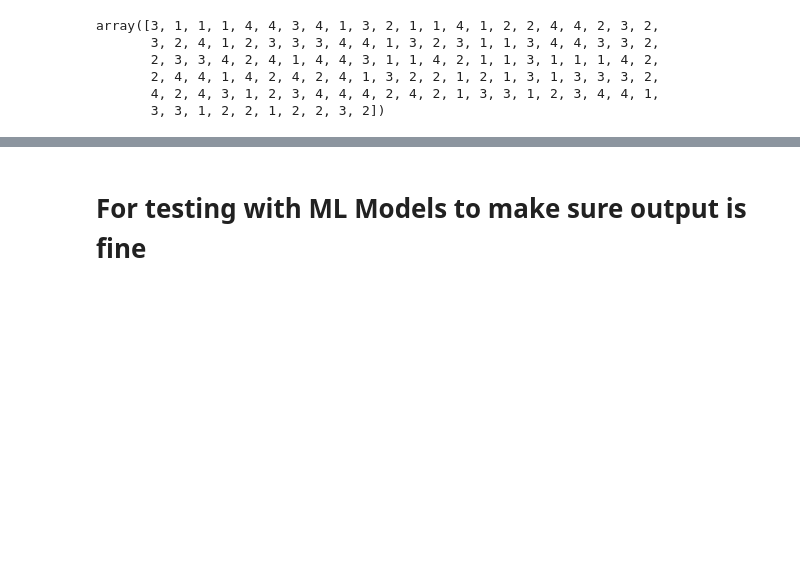
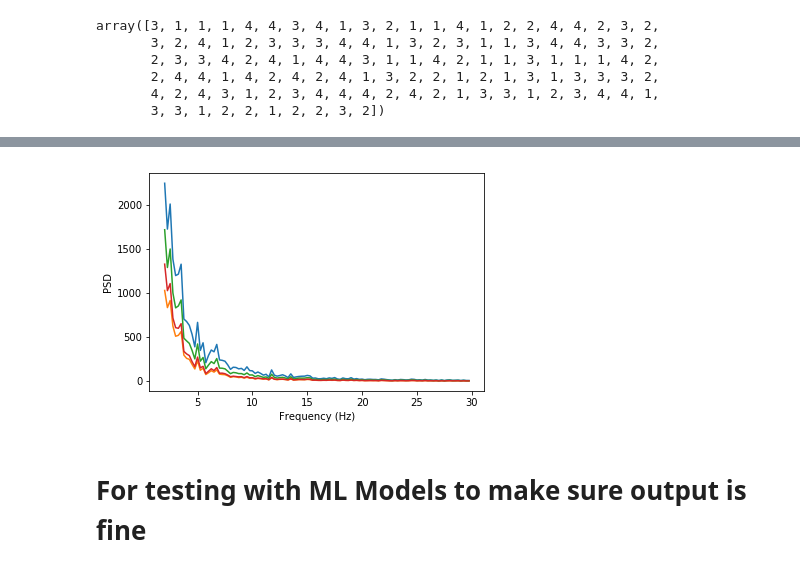
Before and after one commit to NeuroTech-UCSD/Motor-Imagery-App-Project, a Jupyter notebook: ML/DataVisualization.ipynb, the cells around one changed output, grey strips where cells are left out. Cells and saved outputs as stored; diff of their text form; code cells hidden in the pictures; blank space fills up the shorter version.

```diff
--- a/ML/DataVisualization.ipynb
+++ b/ML/DataVisualization.ipynb
@@ -103,6 +135,7 @@ def plotPSD_fromEEG(eeg_data, fs=250, pre_cut_off_freq=0, post_cut_off_freq=120,
 eeg_filename = "./data/eeg_data 30_per.csv"
 event_filename = "./data/event_data 30_per.csv"
 
+chans = ['C4','C2', 'C1', 'C3']
 eeg_df = pd.read_csv(eeg_filename)
 eeg_df.columns=['time','C4', 'C2', 'C1', 'C3']
 
@@ -169,17 +181,0 @@ plt.show()
-# %%
-# Visualize Power Spectral Density data for specified trial
-trial_type = output_labels[trial_num]
-plt.title("PSD no filter " + str(trial_type))
-for i in range(len(eeg_epochs[trial_num])):
-    plotPSD_fromEEG(eeg_epochs[trial_num][i], pre_cut_off_freq=2, post_cut_off_freq=50)
-plt.show()
-
-plt.title("PSD filtered after epoching " + str(trial_type))
-for i in range(len(eeg_filtered_epochs[trial_num])):
-    plotPSD_fromEEG(eeg_filtered_epochs[trial_num][i], pre_cut_off_freq=2, post_cut_off_freq=50)
-plt.show()
-
-plt.title("PSD filtered before epoching " + str(trial_type))
-for i in range(len(filtered_eeg_epochs[trial_num])):
-    plotPSD_fromEEG(filtered_eeg_epochs[trial_num][i], pre_cut_off_freq=2, post_cut_off_freq=50)
-plt.show()
@@ -189,0 +182,6 @@ plt.show()
+# %%
+# Create DataFrames
+raw_eeg_epoch_df = getDF(raw_eeg_epochs, output_labels, epoch_times, chans)
+filter_then_epoch_df = getDF(filter_then_epoch_epochs, output_labels, epoch_times, chans)
+epoch_then_filter_df = getDF(epoch_then_filter_epochs, output_labels, epoch_times, chans)
+epoch_then_filter_df.head()
@@ -190,3 +195,24 @@ plt.show()
+# %%
+psds_only_one_type={}
+freqs_only_one_type={}
+for i, row in filter_then_epoch_df[filter_then_epoch_df["event_type"] == 1].iterrows():
+    for ch in chans:
+        if ch not in psds_only_one_type:
+            psds_only_one_type[ch] = list()
+            freqs_only_one_type[ch] = list()
+        f, p = getFreqPSDFromEEG(row[ch])
+        psds_only_one_type[ch].append(p)
+        freqs_only_one_type[ch].append(f)
+avg_psds_one_type = {}
+for ch in chans:
+    psds_only_one_type[ch] = np.array(psds_only_one_type[ch])
+    avg_psds_one_type[ch] = np.mean(psds_only_one_type[ch], axis=0)
+# %%
+# View Average PSDs
+for ch in chans[:]:
+    plotPSD(freqs_only_one_type[chans[0]][0], avg_psds_one_type[ch],pre_cut_off_freq=2, post_cut_off_freq=30)
+# %% [output]
+[figure, added]
 # %% [markdown]
 # For testing with ML Models to make sure output is fine
 # %%
```
Also changed, not shown: parts of 17 cells of this notebook.
